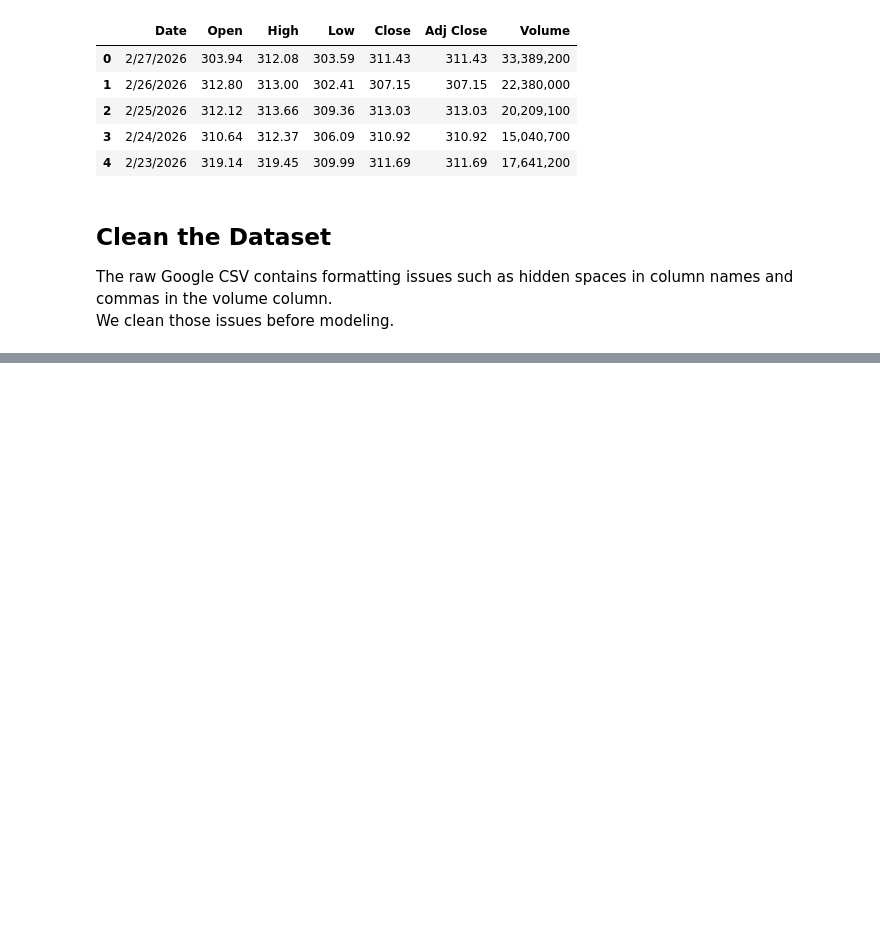
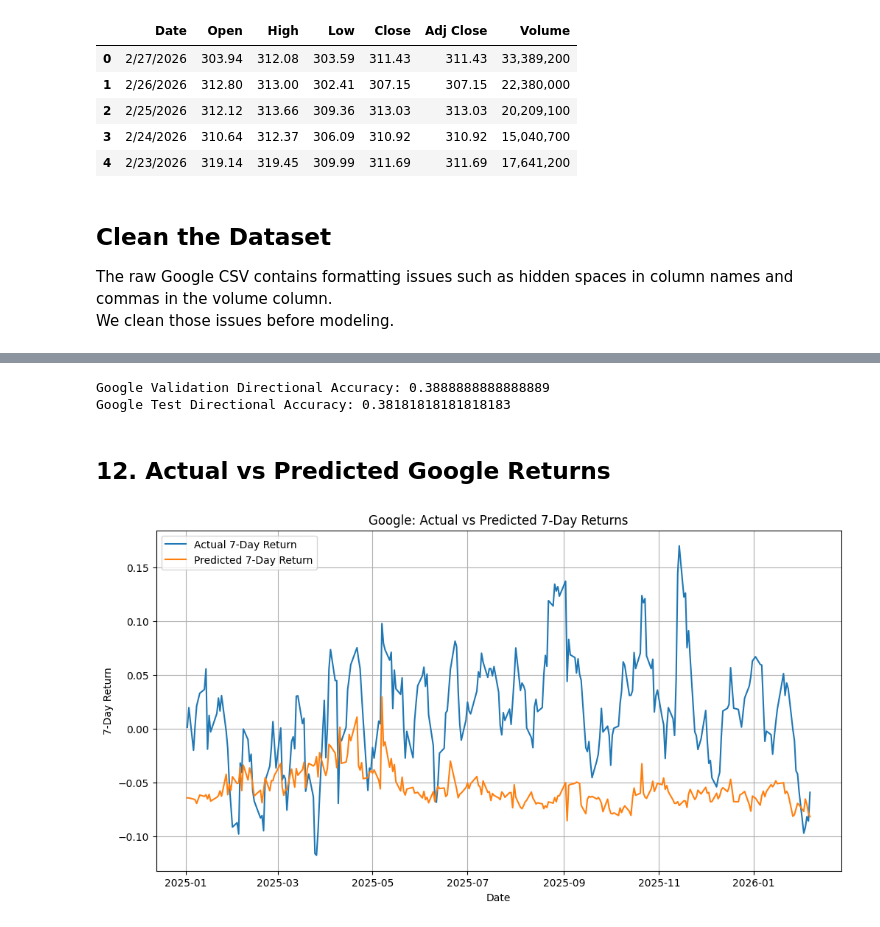
Before and after one commit to SU-IST707-SP26/group-project-algorithm-architects, a Jupyter notebook: work/Models/Xgboost_model.ipynb, the cells around one changed output, grey strips where cells are left out. Drawn from its saved outputs; the diff is of its cells as text; code cells hidden in the pictures; blank space fills up the shorter version.

```diff
--- a/work/Models/Xgboost_model.ipynb
+++ b/work/Models/Xgboost_model.ipynb
@@ -1370,0 +273,12 @@ This makes the Apple analysis directly comparable with the earlier Google sectio
+# %%
+# Create the 7-day future return target
+google_df['target_7d'] = (google_df['Close'].shift(-7) - google_df['Close']) / google_df['Close']
+
+# Drop rows with missing values caused by rolling windows and shifting
+google_df = google_df.dropna().reset_index(drop=True)
+
+# Check the dataset after target creation
+print("Google dataset shape after target creation:", google_df.shape)
+
+# Preview the final modeling dataset
+google_df.head()
@@ -1370,0 +361,9 @@ This makes the Apple analysis directly comparable with the earlier Google sectio
+# %%
+# Generate predictions for validation and test sets
+google_val_preds = google_model.predict(google_X_val)
+google_test_preds = google_model.predict(google_X_test)
+
+# Check prediction output
+print("Google validation predictions shape:", google_val_preds.shape)
+print("Google test predictions shape:", google_test_preds.shape)
+print("First 5 Google validation predictions:", google_val_preds[:5])
@@ -1370,0 +405,32 @@ This makes the Apple analysis directly comparable with the earlier Google sectio
+# %%
+# Compute directional accuracy on validation and test data
+google_val_direction_acc = np.mean((google_val_preds > 0) == (google_y_val > 0))
+google_test_direction_acc = np.mean((google_test_preds > 0) == (google_y_test > 0))
+
+# Print directional accuracy results
+print("Google Validation Directional Accuracy:", google_val_direction_acc)
+print("Google Test Directional Accuracy:", google_test_direction_acc)
+# %% [output]
+Google Validation Directional Accuracy: 0.3888888888888889
+Google Test Directional Accuracy: 0.38181818181818183
+# %% [markdown]
+## 12. Actual vs Predicted Google Returns
+# %%
+import matplotlib.pyplot as plt
+
+# Create a results dataframe for Google test predictions
+google_results = google_test_df[['Date', 'target_7d']].copy()
+google_results['predicted_7d'] = google_test_preds
+
+# Plot actual vs predicted 7-day returns
+plt.figure(figsize=(12, 6))
+plt.plot(google_results['Date'], google_results['target_7d'], label='Actual 7-Day Return')
+plt.plot(google_results['Date'], google_results['predicted_7d'], label='Predicted 7-Day Return')
+plt.title('Google: Actual vs Predicted 7-Day Returns')
+plt.xlabel('Date')
+plt.ylabel('7-Day Return')
+plt.legend()
+plt.grid(True)
+plt.show()
+# %% [output]
+[figure, added]
```
Also changed, not shown: parts of 259 cells of this notebook.
